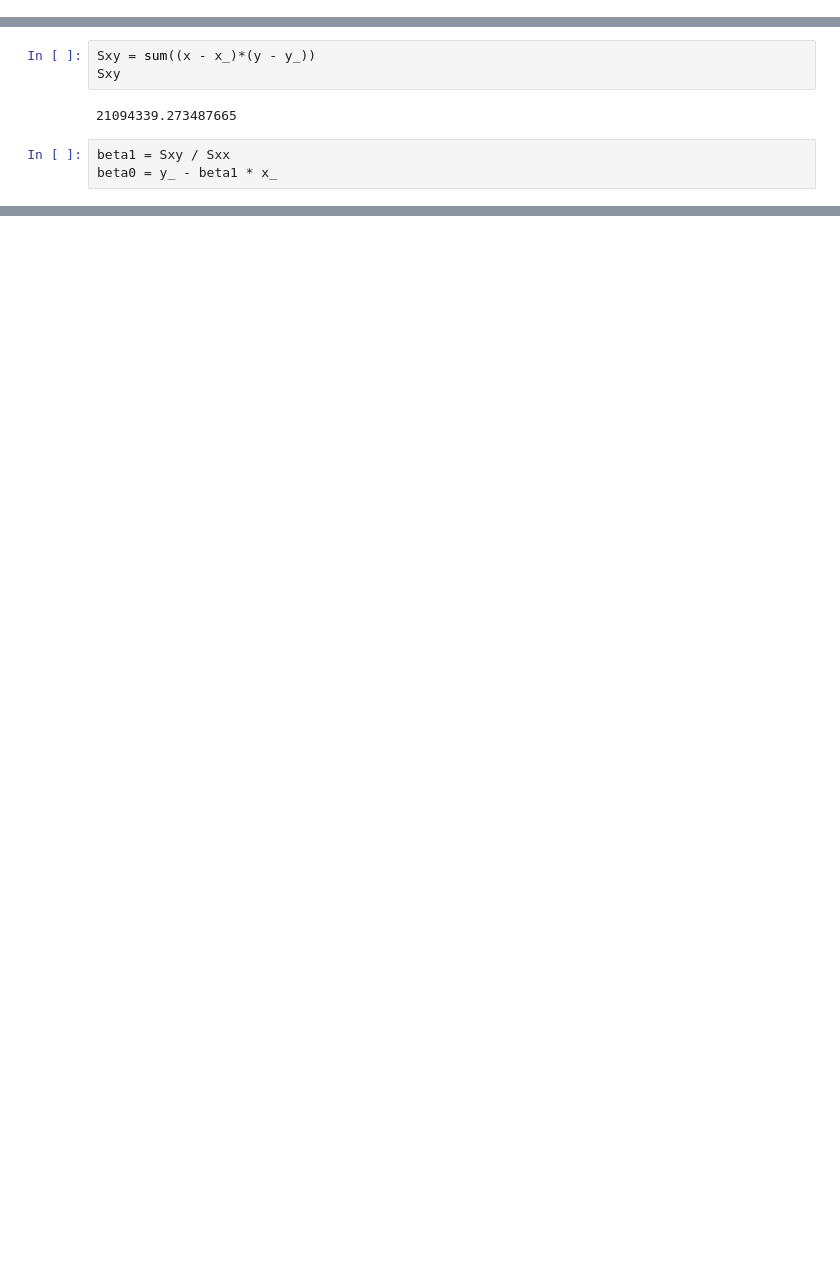
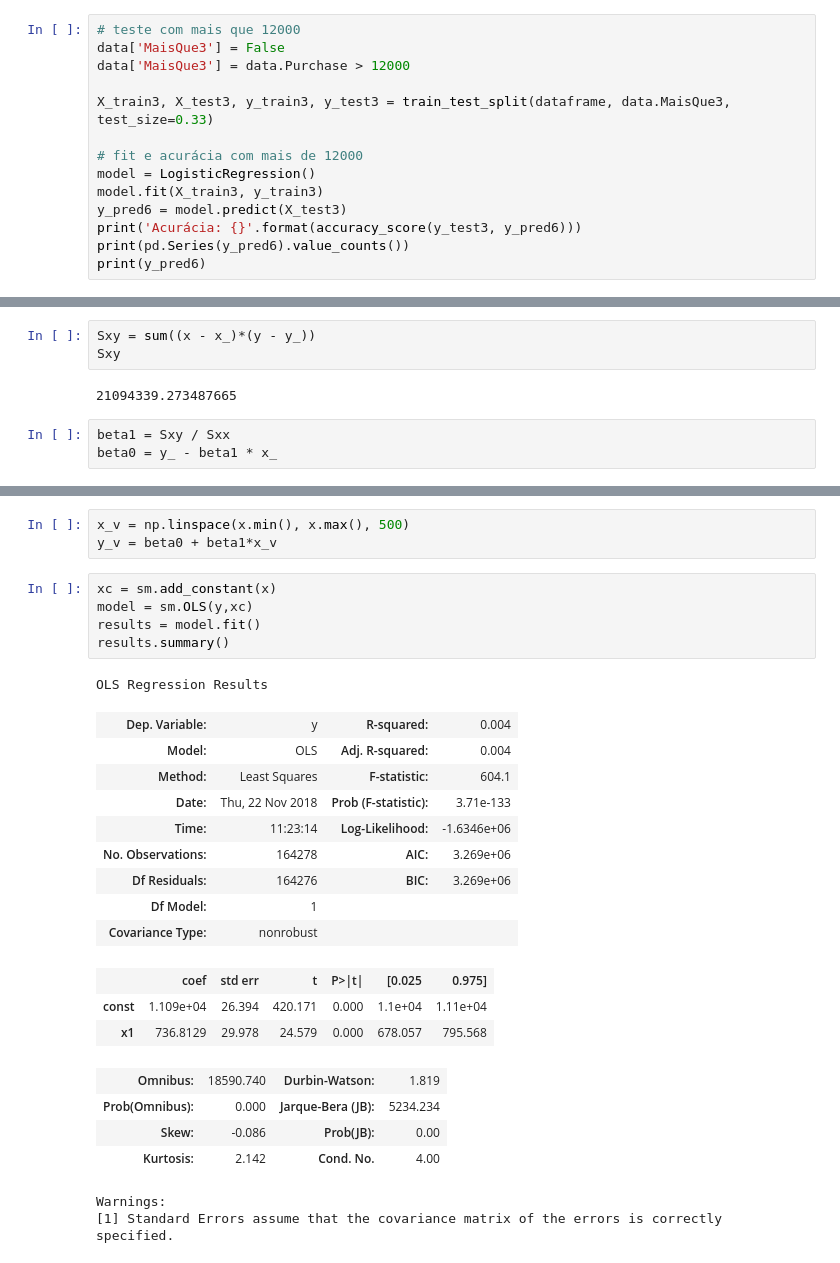
Before and after one commit to tluigimm/Projeto-3-CD, a Jupyter notebook: Trabalho 3.ipynb, the cells around one changed output, grey strips where cells are left out. Drawn from its saved outputs; the diff is of its cells as text; blank space fills up the shorter version.

```diff
--- a/Trabalho 3.ipynb
+++ b/Trabalho 3.ipynb
@@ -222,0 +357,14 @@ X_train.shape, y_train.shape, X_test.shape, y_test.shape
+# %%
+# teste com mais que 12000
+data['MaisQue3'] = False
+data['MaisQue3'] = data.Purchase > 12000
+
+X_train3, X_test3, y_train3, y_test3 = train_test_split(dataframe, data.MaisQue3, test_size=0.33)
+
+# fit e acurácia com mais de 12000
+model = LogisticRegression()
+model.fit(X_train3, y_train3)
+y_pred6 = model.predict(X_test3)
+print('Acurácia: {}'.format(accuracy_score(y_test3, y_pred6)))
+print(pd.Series(y_pred6).value_counts())
+print(y_pred6)
@@ -247,0 +421,28 @@ beta1: 4.972744552450878e-06
+# %%
+x_v = np.linspace(x.min(), x.max(), 500)
+y_v = beta0 + beta1*x_v
+# %%
+xc = sm.add_constant(x)
+model = sm.OLS(y,xc)
+results = model.fit()
+results.summary()
+# %% [output]
+OLS Regression Results
+| Dep. Variable: | y | R-squared: | 0.004 |
+| Model: | OLS | Adj. R-squared: | 0.004 |
+| Method: | Least Squares | F-statistic: | 604.1 |
+| Date: | Thu, 22 Nov 2018 | Prob (F-statistic): | 3.71e-133 |
+| Time: | 11:23:14 | Log-Likelihood: | -1.6346e+06 |
+| No. Observations: | 164278 | AIC: | 3.269e+06 |
+| Df Residuals: | 164276 | BIC: | 3.269e+06 |
+| Df Model: | 1 |  |  |
+| Covariance Type: | nonrobust |  |  |
+|  | coef | std err | t | P>|t| | [0.025 | 0.975] |
+| const | 1.109e+04 | 26.394 | 420.171 | 0.000 | 1.1e+04 | 1.11e+04 |
+| x1 | 736.8129 | 29.978 | 24.579 | 0.000 | 678.057 | 795.568 |
+| Omnibus: | 18590.740 | Durbin-Watson: | 1.819 |
+| Prob(Omnibus): | 0.000 | Jarque-Bera (JB): | 5234.234 |
+| Skew: | -0.086 | Prob(JB): | 0.00 |
+| Kurtosis: | 2.142 | Cond. No. | 4.00 |
+Warnings:
+[1] Standard Errors assume that the covariance matrix of the errors is correctly specified.
```
Also changed, not shown: parts of 58 cells of this notebook.
